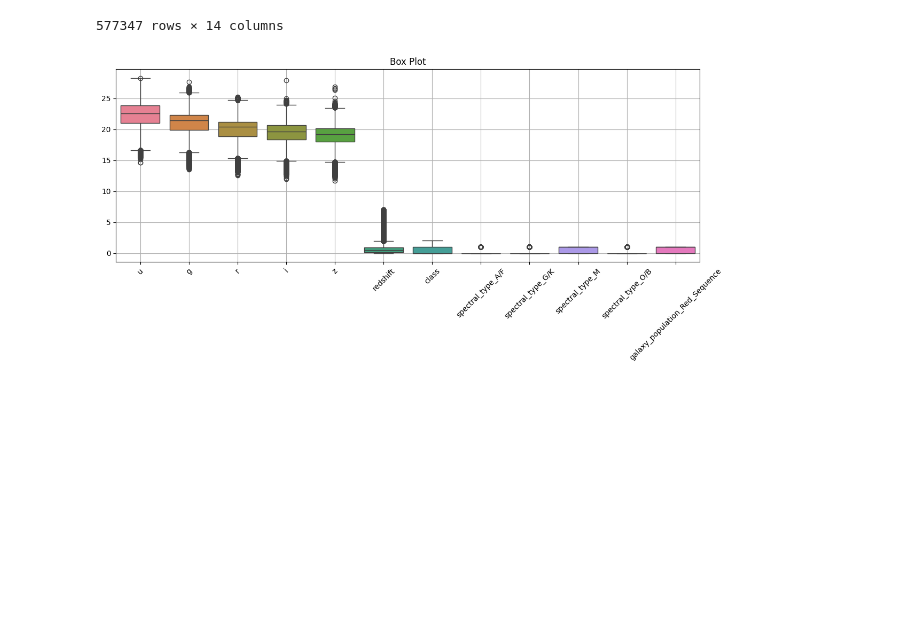
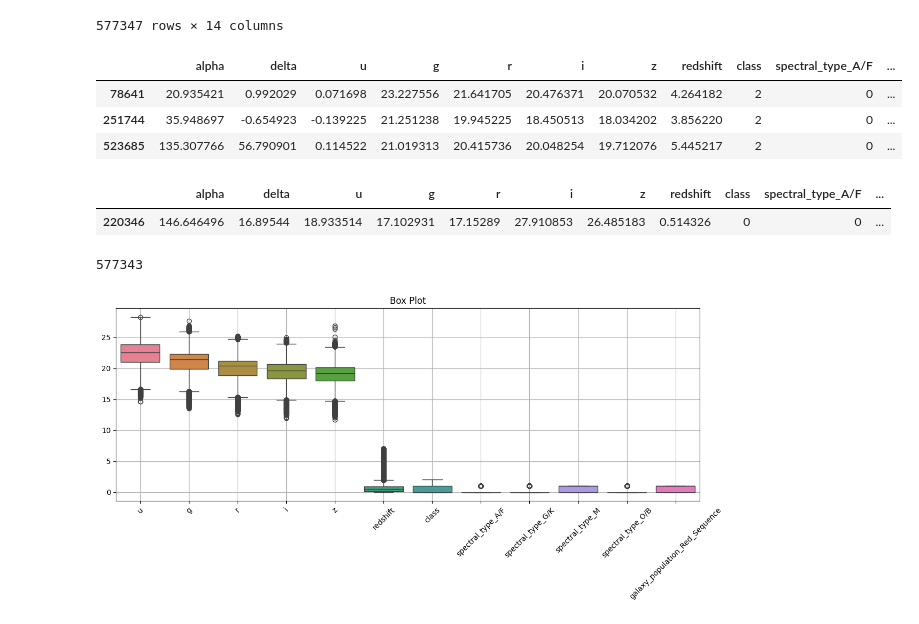
Before and after one commit to abdubakr77/predicting-stellar-class, a Jupyter notebook: notebooks/02_preprocessing.ipynb, the cells around one changed output. Cells and saved outputs as stored; diff of their text form; code cells hidden in the pictures; blank space fills up the shorter version.

Commit message:
fix: remove invalid observations from the training dataset using feature thresholds

```diff
--- a/notebooks/02_preprocessing.ipynb
+++ b/notebooks/02_preprocessing.ipynb
@@ -79,3 +79,15 @@ train_df
 | 577345 | 247.362248 | 50.659819 | 21.969881 | 21.622766 | 20.987575 | 20.930924 | 21.478134 | 2.868359 | 1 | 0 | ... |
 | 577346 | 194.633820 | -1.307079 | 21.244353 | 21.101997 | 20.809379 | 20.866345 | 20.495411 | 1.101004 | 1 | 1 | ... |
 577347 rows × 14 columns
+# %%
+train_df[train_df['u'] < 1]
+# %% [output]
+|  | alpha | delta | u | g | r | i | z | redshift | class | spectral_type_A/F | ... |
+| 78641 | 20.935421 | 0.992029 | 0.071698 | 23.227556 | 21.641705 | 20.476371 | 20.070532 | 4.264182 | 2 | 0 | ... |
+| 251744 | 35.948697 | -0.654923 | -0.139225 | 21.251238 | 19.945225 | 18.450513 | 18.034202 | 3.856220 | 2 | 0 | ... |
+| 523685 | 135.307766 | 56.790901 | 0.114522 | 21.019313 | 20.415736 | 20.048254 | 19.712076 | 5.445217 | 2 | 0 | ... |
+# %%
+train_df[train_df['i'] > 27]
+# %% [output]
+|  | alpha | delta | u | g | r | i | z | redshift | class | spectral_type_A/F | ... |
+| 220346 | 146.646496 | 16.89544 | 18.933514 | 17.102931 | 17.15289 | 27.910853 | 26.485183 | 0.514326 | 0 | 0 | ... |
@@ -82,3 +97,7 @@ train_df
+# %%
+len(train_df)
+# %% [output]
+577343
 # %%
 show_outliers(train_df[train_df.columns[2:]])
 # %% [output]
```
Also changed, not shown: parts of 2 cells of this notebook.
